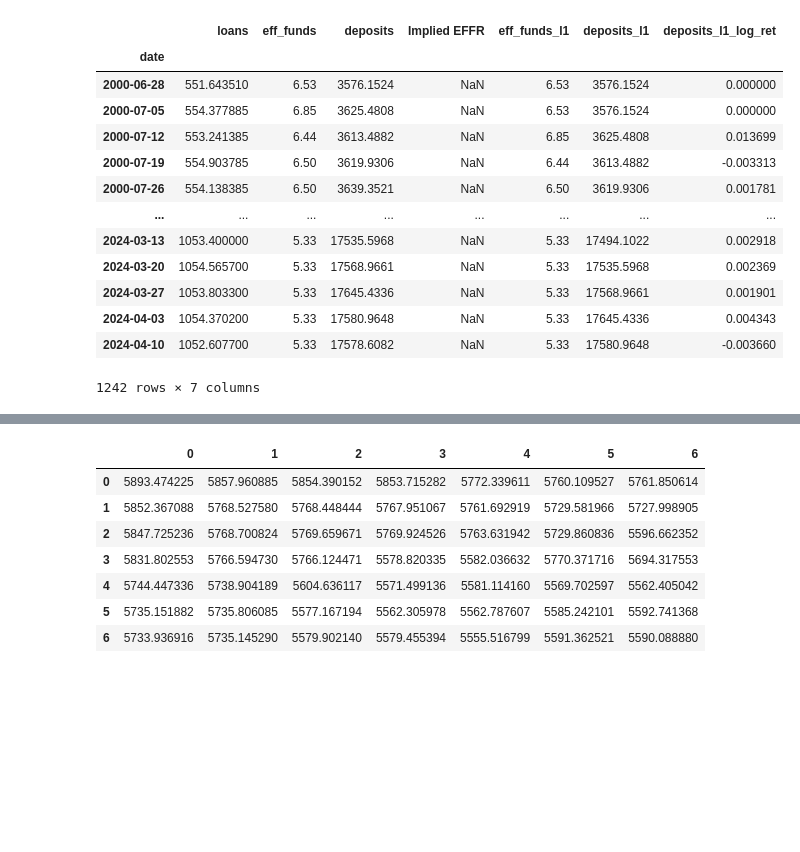
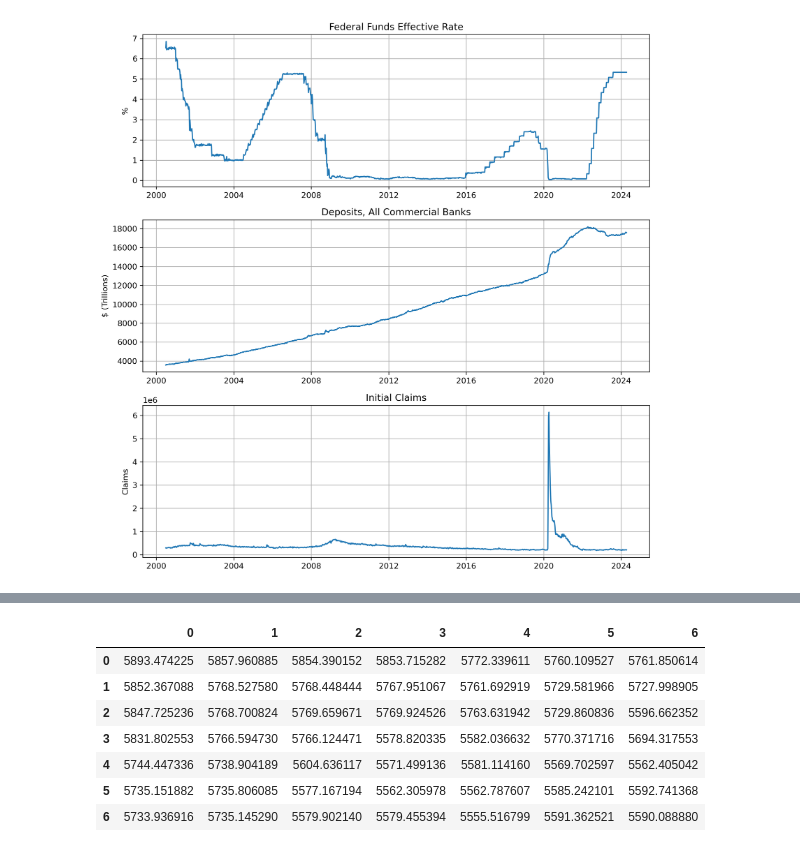
Before and after one commit to evanglas/forecasting-project, a Jupyter notebook: evan.ipynb, the cells around one changed output, grey strips where cells are left out. Cells and saved outputs as stored; diff of their text form; code cells hidden in the pictures; blank space fills up the shorter version.

Commit message:
Made graphs

```diff
--- a/evan.ipynb
+++ b/evan.ipynb
@@ -22,24 +22,25 @@ eff_funds = fred.get_series("FF").rename('eff_funds')  # Weekly
 deposits = fred.get_series("DPSACBW027SBOG").rename('deposits')  # Weekly
 
 arimax_df = pd.DataFrame(loans)
-for s in [eff_funds, deposits]:
+for s in [eff_funds, deposits, claims]:
     arimax_df = pd.merge_asof(arimax_df, s, left_index=True, right_index=True)
 arimax_df[['eff_funds_l1', 'deposits_l1']] = arimax_df[['eff_funds', 'deposits']].shift(1).bfill()
 arimax_df['deposits_l1_log_ret'] = np.log(arimax_df['deposits_l1']).diff().bfill()
-# %%
-arimax_df
-# %% [output]
-|  | loans | eff_funds | deposits | Implied EFFR | eff_funds_l1 | deposits_l1 | deposits_l1_log_ret |
-| date |  |  |  |  |  |  |  |
-| 2000-06-28 | 551.643510 | 6.53 | 3576.1524 | NaN | 6.53 | 3576.1524 | 0.000000 |
-| 2000-07-05 | 554.377885 | 6.85 | 3625.4808 | NaN | 6.53 | 3576.1524 | 0.000000 |
-| 2000-07-12 | 553.241385 | 6.44 | 3613.4882 | NaN | 6.85 | 3625.4808 | 0.013699 |
-| 2000-07-19 | 554.903785 | 6.50 | 3619.9306 | NaN | 6.44 | 3613.4882 | -0.003313 |
-| 2000-07-26 | 554.138385 | 6.50 | 3639.3521 | NaN | 6.50 | 3619.9306 | 0.001781 |
-| ... | ... | ... | ... | ... | ... | ... | ... |
-| 2024-03-13 | 1053.400000 | 5.33 | 17535.5968 | NaN | 5.33 | 17494.1022 | 0.002918 |
-| 2024-03-20 | 1054.565700 | 5.33 | 17568.9661 | NaN | 5.33 | 17535.5968 | 0.002369 |
-| 2024-03-27 | 1053.803300 | 5.33 | 17645.4336 | NaN | 5.33 | 17568.9661 | 0.001901 |
-| 2024-04-03 | 1054.370200 | 5.33 | 17580.9648 | NaN | 5.33 | 17645.4336 | 0.004343 |
-| 2024-04-10 | 1052.607700 | 5.33 | 17578.6082 | NaN | 5.33 | 17580.9648 | -0.003660 |
-1242 rows × 7 columns
+# %%
+fig, axs = plt.subplots(3, 1, figsize=(10, 10), dpi=300)
+axs[0].plot(arimax_df.eff_funds)
+axs[0].set_title("Federal Funds Effective Rate")
+axs[0].set_ylabel('%')
+axs[1].plot(arimax_df.deposits)
+axs[1].set_title("Deposits, All Commercial Banks")
+axs[1].set_ylabel("$ (Trillions)")
+axs[2].plot(arimax_df.claims)
+axs[2].set_title('Initial Claims')
+axs[2].set_ylabel("Claims")
+
+for ax in axs:
+    ax.grid()
+
+fig.tight_layout()
+# %% [output]
+[figure, added]
```
Also changed, not shown: parts of 2 cells of this notebook.
